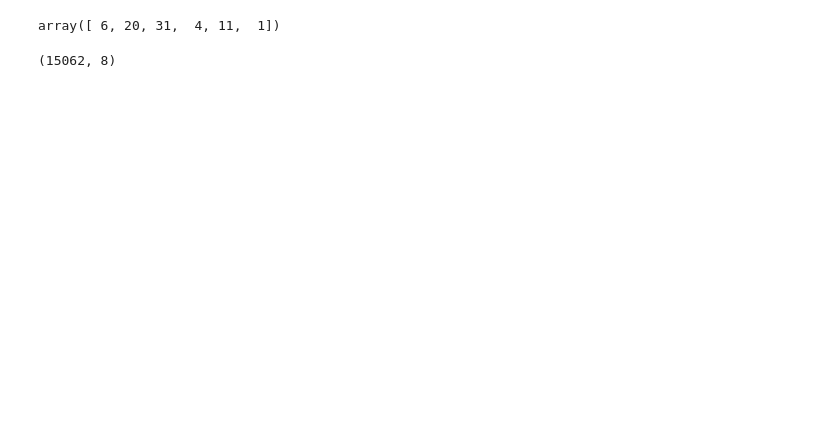
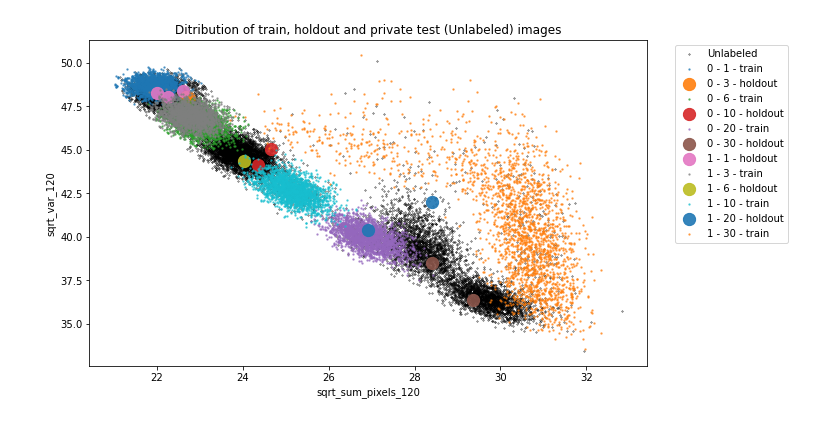
Before and after one commit to tadejsv/idao-squatting-slavs, a Jupyter notebook: dev_clustering.ipynb, the cells around one changed output. Cells and saved outputs as stored; diff of their text form; code cells hidden in the pictures; blank space fills up the shorter version.

Commit message:
Clean solution, add approach description, improve plots

```diff
--- a/dev_clustering.ipynb
+++ b/dev_clustering.ipynb
@@ -35,15 +37,10 @@ test_dir = data_root / "test"
 test_holdout_dir = data_root / "test_holdout"
 center = 120
 # %%
-# Check new datasets
+# Load datasets
 train_ds = IDAOData(train_dir, transform=val_transforms(center))
-# val_ds = IDAOData(val_dir, )
-# test_ds = IDAOData(test_dir)
+val_ds = IDAOData(val_dir, )
+test_ds = IDAOData(test_dir)
 test_holdout_ds = IDAOData(test_holdout_dir, transform=val_transforms(center))
+public_test_ds = IDAOData('idao_dataset/public_test', transform=val_transforms(center), is_train=False)
 private_test_ds = IDAOData('idao_dataset/private_test', transform=val_transforms(center), is_train=False)
-old_private_test_ds = IDAOData('idao_dataset/old_private_test', transform=val_transforms(center), is_train=False)
-# %%
-center = 10
-transforms = val_transforms(center)
-for ds in [train_ds, test_holdout_ds, private_test_ds, old_private_test_ds]:
-    ds.transform = transforms
@@ -80,0 +85,2 @@ df['class'] = df['r_type'] + df['energy']
+# %%
+df = get_preprocessed_data()
@@ -139,8 +129,4 @@ df = df.sort_values(by='img_idx')
-# %%
-df[df['ds_name'].isin(['train'])]['class'].unique()
-# %% [output]
-array([ 6, 20, 31,  4, 11,  1])
-# %%
-data.shape
-# %% [output]
-(15062, 8)
+# %%
+plot_dist('sqrt_sum_pixels_120', 'sqrt_var_120', 'plot_data_crop_120')
+# %% [output]
+[figure, added]
```
Also changed, not shown: parts of 45 cells of this notebook.
